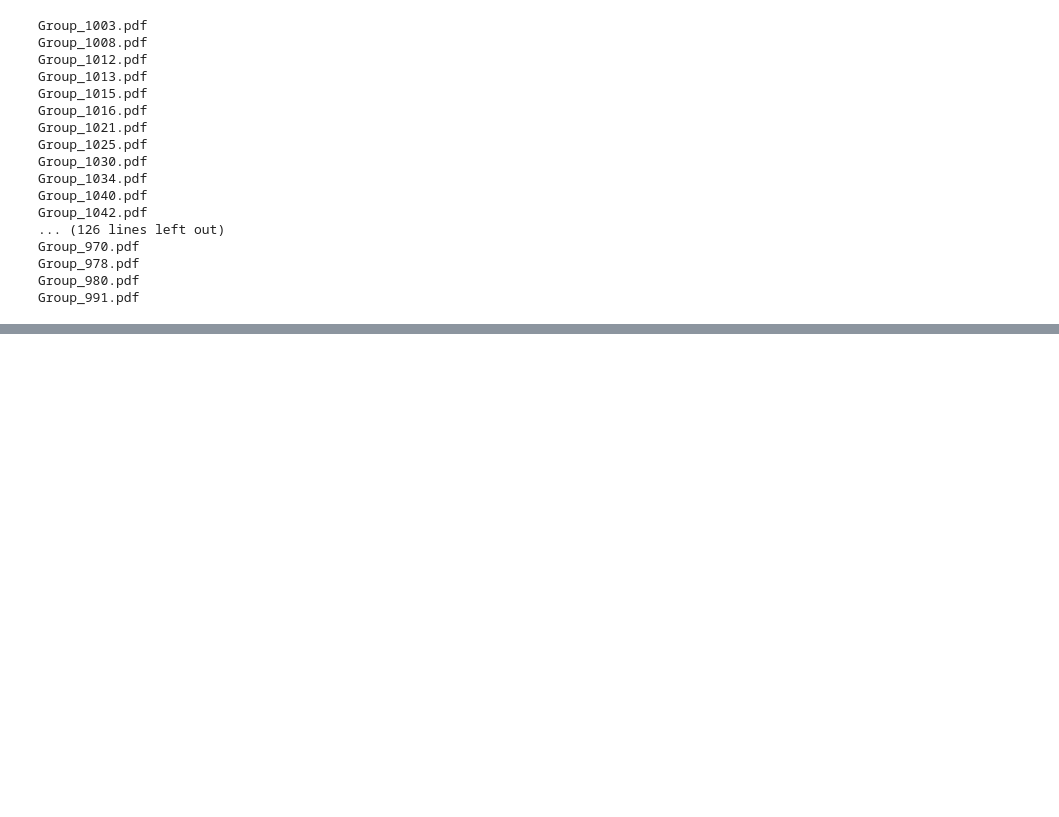
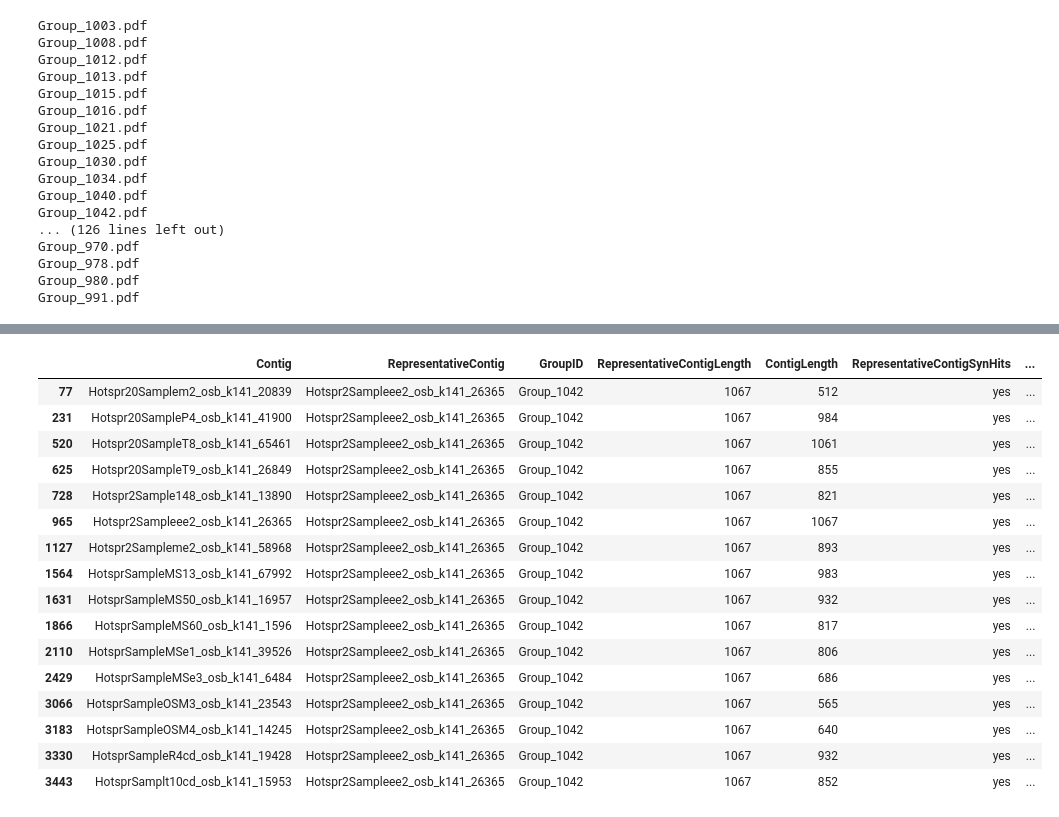
Before and after one commit to hsmurali/Hot_Springs_Analysis, a Jupyter notebook: Scripts/Strain-Analysis/Synechococcus_Paper/PyCircos_Novel_Groups.ipynb, the cells around one changed output, grey strips where cells are left out. Saved outputs shown, nothing was run; the diff lists cells and outputs as text; code cells hidden in the pictures; blank space fills up the shorter version.

```diff
--- a/Scripts/Strain-Analysis/Synechococcus_Paper/PyCircos_Novel_Groups.ipynb
+++ b/Scripts/Strain-Analysis/Synechococcus_Paper/PyCircos_Novel_Groups.ipynb
@@ -300,0 +309,20 @@ d['Group_1003']
+# %%
+    df_novel_filtered[df_novel_filtered['GroupID']=='Group_1042']
+# %% [output]
+|  | Contig | RepresentativeContig | GroupID | RepresentativeContigLength | ContigLength | RepresentativeContigSynHits | ... |
+| 77 | Hotspr20Samplem2_osb_k141_20839 | Hotspr2Sampleee2_osb_k141_26365 | Group_1042 | 1067 | 512 | yes | ... |
+| 231 | Hotspr20SampleP4_osb_k141_41900 | Hotspr2Sampleee2_osb_k141_26365 | Group_1042 | 1067 | 984 | yes | ... |
+| 520 | Hotspr20SampleT8_osb_k141_65461 | Hotspr2Sampleee2_osb_k141_26365 | Group_1042 | 1067 | 1061 | yes | ... |
+| 625 | Hotspr20SampleT9_osb_k141_26849 | Hotspr2Sampleee2_osb_k141_26365 | Group_1042 | 1067 | 855 | yes | ... |
+| 728 | Hotspr2Sample148_osb_k141_13890 | Hotspr2Sampleee2_osb_k141_26365 | Group_1042 | 1067 | 821 | yes | ... |
+| 965 | Hotspr2Sampleee2_osb_k141_26365 | Hotspr2Sampleee2_osb_k141_26365 | Group_1042 | 1067 | 1067 | yes | ... |
+| 1127 | Hotspr2Sampleme2_osb_k141_58968 | Hotspr2Sampleee2_osb_k141_26365 | Group_1042 | 1067 | 893 | yes | ... |
+| 1564 | HotsprSampleMS13_osb_k141_67992 | Hotspr2Sampleee2_osb_k141_26365 | Group_1042 | 1067 | 983 | yes | ... |
+| 1631 | HotsprSampleMS50_osb_k141_16957 | Hotspr2Sampleee2_osb_k141_26365 | Group_1042 | 1067 | 932 | yes | ... |
+| 1866 | HotsprSampleMS60_osb_k141_1596 | Hotspr2Sampleee2_osb_k141_26365 | Group_1042 | 1067 | 817 | yes | ... |
+| 2110 | HotsprSampleMSe1_osb_k141_39526 | Hotspr2Sampleee2_osb_k141_26365 | Group_1042 | 1067 | 806 | yes | ... |
+| 2429 | HotsprSampleMSe3_osb_k141_6484 | Hotspr2Sampleee2_osb_k141_26365 | Group_1042 | 1067 | 686 | yes | ... |
+| 3066 | HotsprSampleOSM3_osb_k141_23543 | Hotspr2Sampleee2_osb_k141_26365 | Group_1042 | 1067 | 565 | yes | ... |
+| 3183 | HotsprSampleOSM4_osb_k141_14245 | Hotspr2Sampleee2_osb_k141_26365 | Group_1042 | 1067 | 640 | yes | ... |
+| 3330 | HotsprSampleR4cd_osb_k141_19428 | Hotspr2Sampleee2_osb_k141_26365 | Group_1042 | 1067 | 932 | yes | ... |
+| 3443 | HotsprSamplt10cd_osb_k141_15953 | Hotspr2Sampleee2_osb_k141_26365 | Group_1042 | 1067 | 852 | yes | ... |
```
Also changed, not shown: parts of 4 cells of this notebook, 5 other files.
